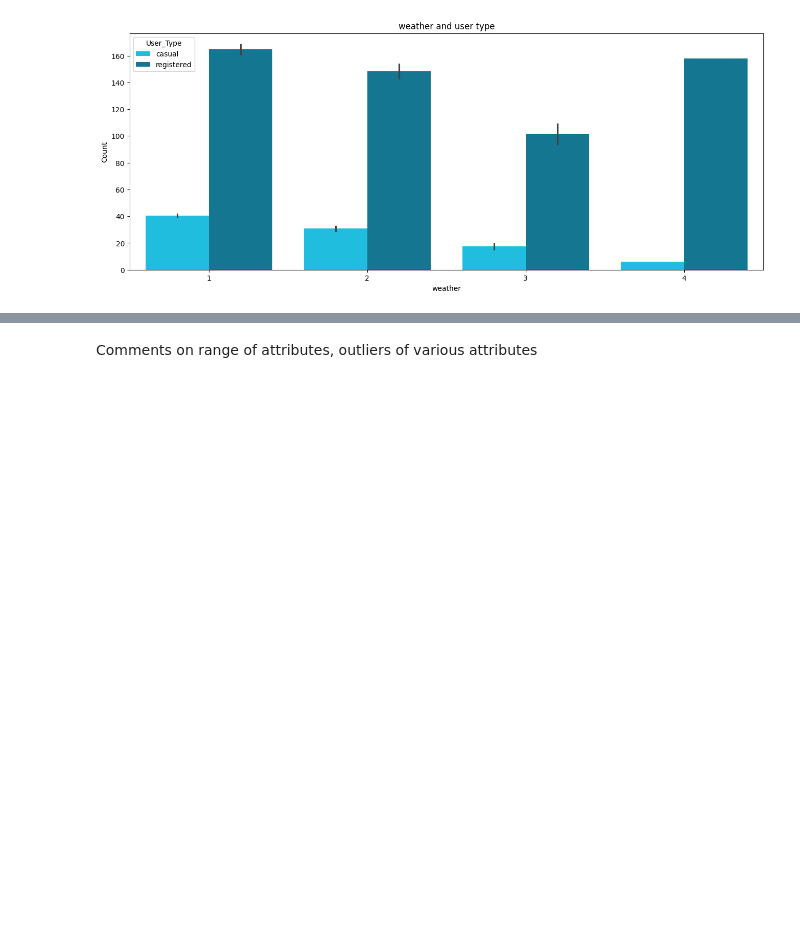
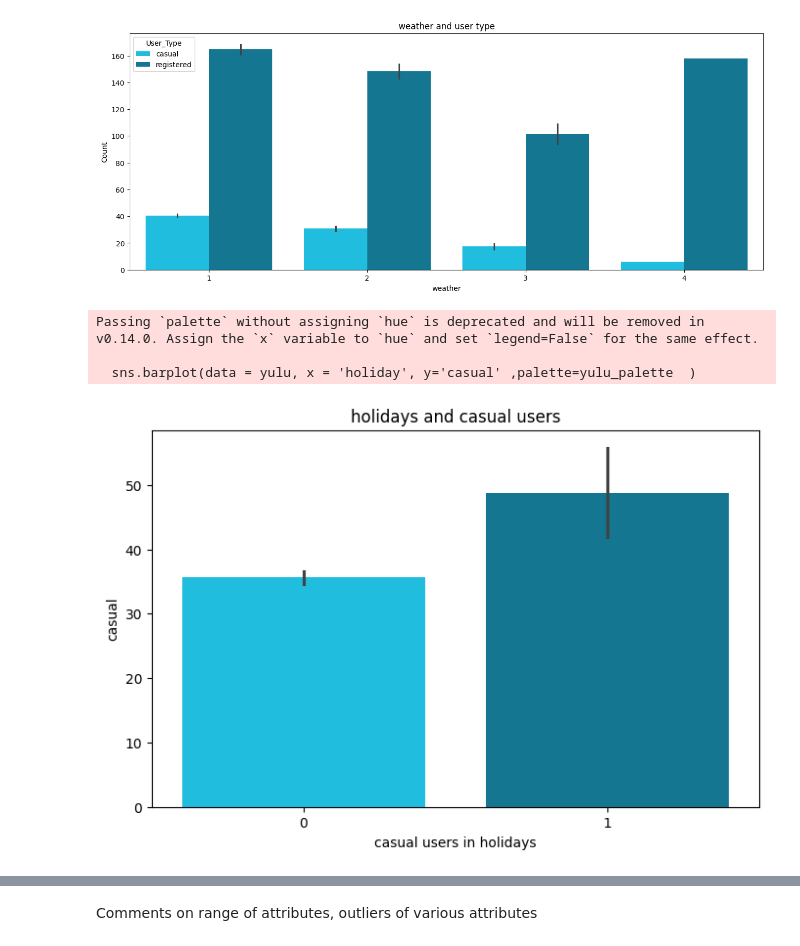
Before and after one commit to RichaGaharwar/Yulu---Hypothesis-Testing, a Jupyter notebook: Yulu_Hypothesis_Testing.ipynb, the cells around one changed output, grey strips where cells are left out. Cells and saved outputs as stored; diff of their text form; code cells hidden in the pictures; blank space fills up the shorter version.

```diff
--- a/Yulu_Hypothesis_Testing.ipynb
+++ b/Yulu_Hypothesis_Testing.ipynb
@@ -625,3 +625,15 @@ plt.title('weather and user type')
 plt.show()
 # %% [output]
 [figure]
+# %%
+yulu_palette = ['#00D2FF', '#0082A6', '#F4F7F6', '#707070']
+plt.figure(figsize = (8,5))
+sns.barplot(data = yulu, x = 'holiday', y='casual' ,palette=yulu_palette  )
+plt.xlabel('casual users in holidays')
+plt.title('holidays and casual users')
+plt.show()
+# %% [output]
+Passing `palette` without assigning `hue` is deprecated and will be removed in v0.14.0. Assign the `x` variable to `hue` and set `legend=False` for the same effect.
+
+  sns.barplot(data = yulu, x = 'holiday', y='casual' ,palette=yulu_palette  )
+[figure, added]
```
Also changed, not shown: parts of 5 cells of this notebook.
